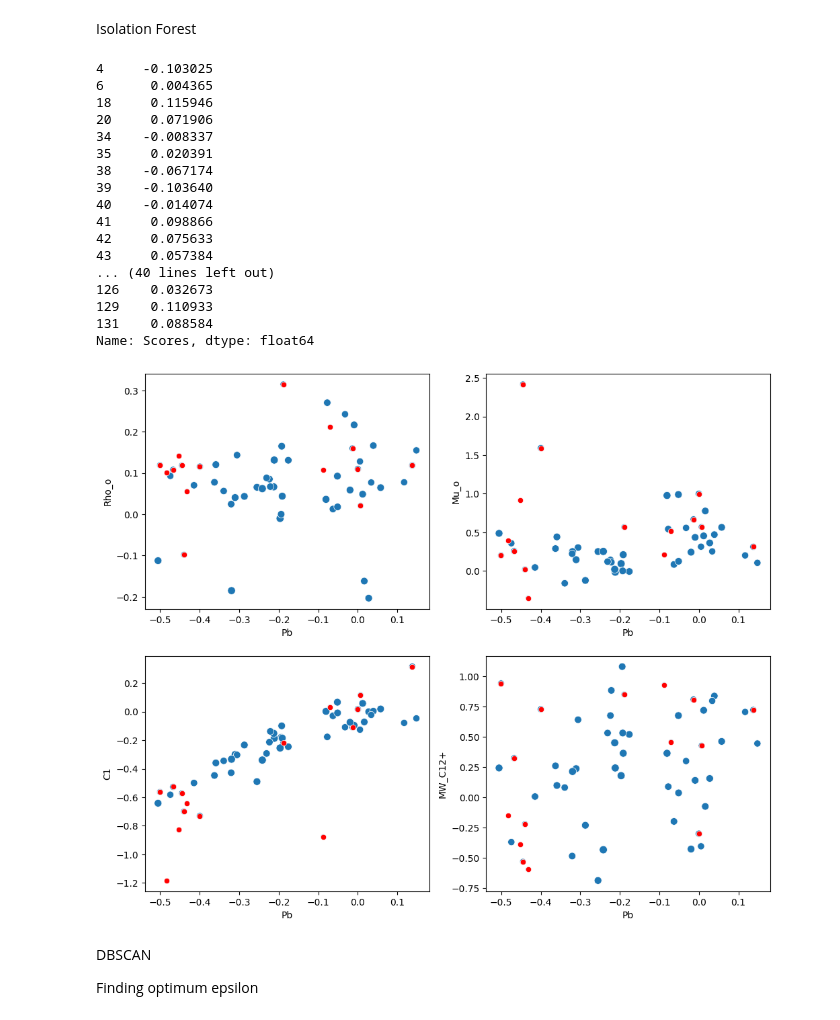
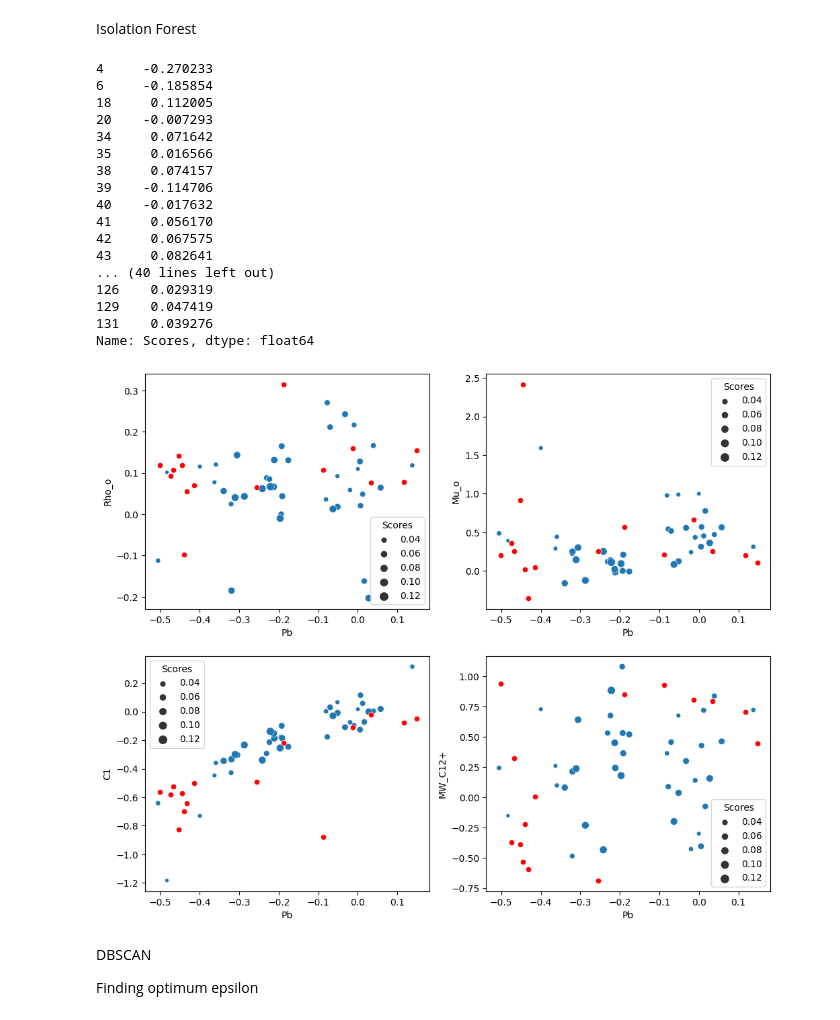
Before and after one commit to Mahdimamara/PVT, a Jupyter notebook: PVT.ipynb, the cells around one changed output. Saved outputs shown, nothing was run; the diff lists cells and outputs as text; code cells hidden in the pictures.

```diff
--- a/PVT.ipynb
+++ b/PVT.ipynb
@@ -114,71 +116,71 @@ def IsolationForest(Data, n_est):
     plt.figure(figsize = (12, 10))
     plt.title('Isolation Forest Method -- B Reservoir')
     ax1 = plt.subplot(2,2,1)
-    sns.scatterplot(data=Data, x='Pb', y="Rho_o", size = 'Scores', legend=False)
+    sns.scatterplot(data=Data_Sorted[15:], x='Pb', y="Rho_o", size = 'Scores')
     sns.scatterplot(data = Data_Sorted[0:15], x='Pb', y="Rho_o", c = 'red', legend=False)
     plt.xlabel('Pb')
     plt.ylabel('Rho_o')
 
 
     ax2 = plt.subplot(2,2,2)
-    sns.scatterplot(data=Data, x='Pb', y="Mu_o", size = 'Scores', legend=False)
+    sns.scatterplot(data=Data_Sorted[15:], x='Pb', y="Mu_o", size = 'Scores')
     sns.scatterplot(data = Data_Sorted[0:15], x='Pb', y="Mu_o", c = 'red', legend=False)
     plt.xlabel('Pb')
     plt.ylabel('Mu_o')
 
     ax3 = plt.subplot(2,2,3)
-    sns.scatterplot(data=Data, x='Pb', y="C1", size = 'Scores', legend=False)
+    sns.scatterplot(data=Data_Sorted[15:], x='Pb', y="C1", size = 'Scores')
     sns.scatterplot(data = Data_Sorted[0:15], x='Pb', y="C1", c = 'red', legend=False)
     plt.xlabel('Pb')
     plt.ylabel('C1')
 
     ax4 = plt.subplot(2,2,4)
-    sns.scatterplot(data=Data, x='Pb', y="MW_C12+", size = 'Scores', legend=False)
+    sns.scatterplot(data=Data_Sorted[15:], x='Pb', y="MW_C12+", size = 'Scores')
     sns.scatterplot(data = Data_Sorted[0:15], x='Pb', y="MW_C12+", c = 'red', legend=False)
     plt.xlabel('Pb')
     plt.ylabel('MW_C12+')
 
     plt.savefig('plot.png', dpi=300)
     plt.show()
 
     #plt.scatter(Data['Pb'], Data['Rho_o'], c='red', alpha=0.9)
     #sns.pairplot(FAH, hue = 'Scores', corner=True)
     #plt.show()
 
     return
 
 #COMP1 = std_data.loc[0:142,'Pb':]
 #FAH1 = FAH_S.loc[0:142,'Pb':]
 #ILM1 = ILM_S.loc[0:142,'Pb':]
 SAR1 = SAR_S.loc[0:142,'Pb':]
 #GAD1 = GAD_S.loc[0:142,'Pb':]
 #KZH1 = KZH_S.loc[0:142,'Pb':]
 
 #IsolationForest(COMP1, 10)
 IsolationForest(SAR1, 10)
 #IsolationForest(ILM1, 10)
 #IsolationForest(SAR1, 10)
 #IsolationForest(GAD1, 10)
 #IsolationForest(KZH1, 10)
 # %% [output]
-4     -0.103025
-6      0.004365
-18     0.115946
-20     0.071906
-34    -0.008337
-35     0.020391
-38    -0.067174
-39    -0.103640
-40    -0.014074
-41     0.098866
-42     0.075633
-43     0.057384
+4     -0.270233
+6     -0.185854
+18     0.112005
+20    -0.007293
+34     0.071642
+35     0.016566
+38     0.074157
+39    -0.114706
+40    -0.017632
+41     0.056170
+42     0.067575
+43     0.082641
 ... (40 lines left out)
-126    0.032673
-129    0.110933
-131    0.088584
+126    0.029319
+129    0.047419
+131    0.039276
 Name: Scores, dtype: float64
-[figure, old version]
+[figure, new version]
 # %% [markdown]
 DBSCAN
 
```
Also changed, not shown: parts of 6 cells of this notebook, 1 other file.
